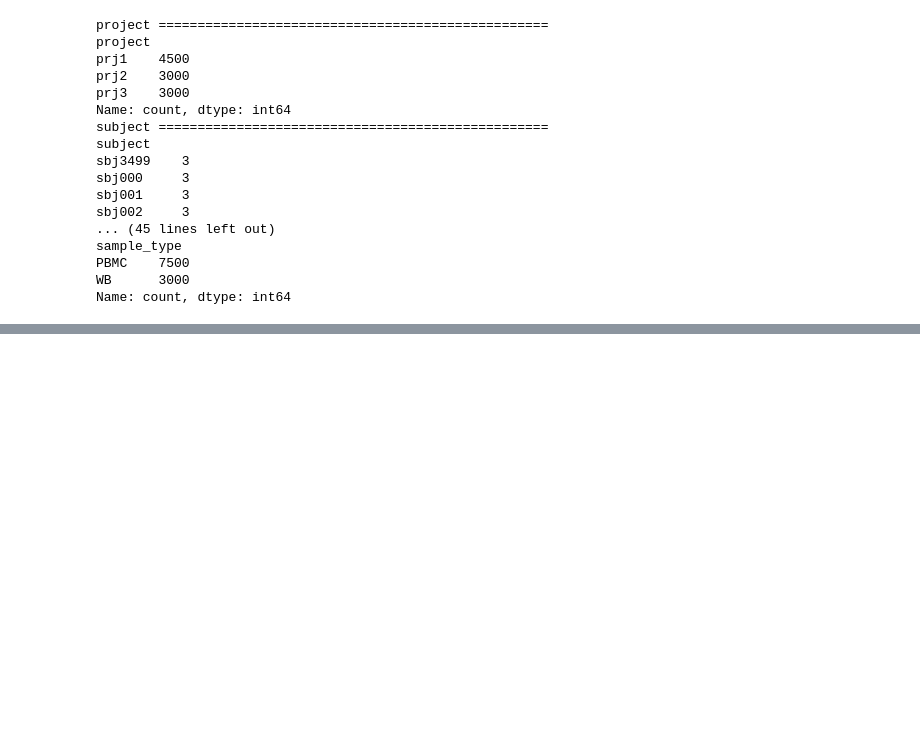
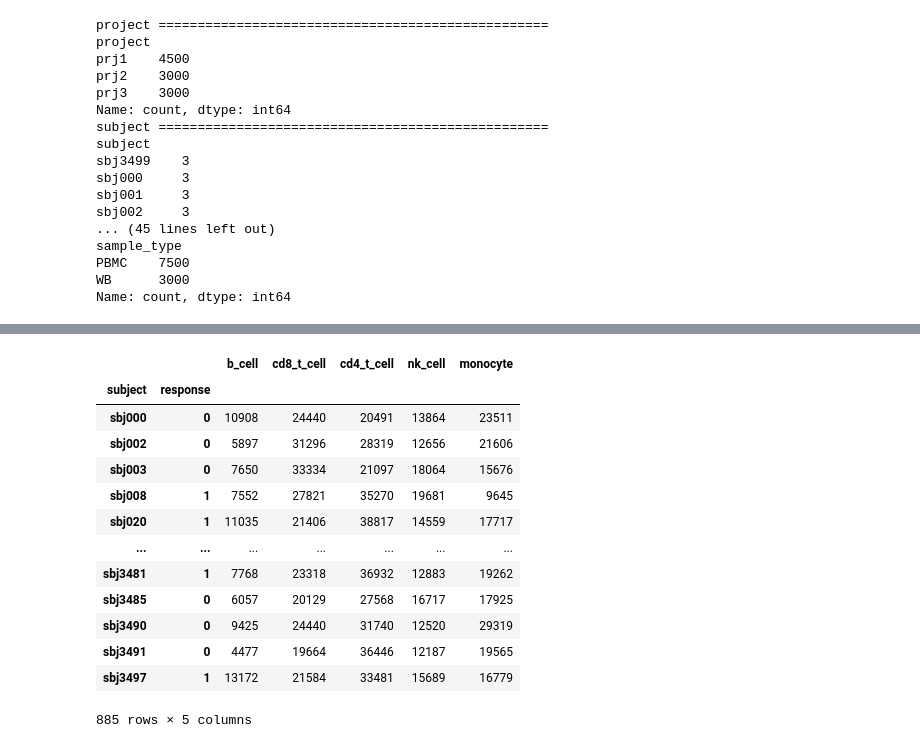
Before and after one commit to cazcullimore/teikoTest, a Jupyter notebook: scratch.ipynb, the cells around one changed output, grey strips where cells are left out. Cells and saved outputs as stored; diff of their text form; code cells hidden in the pictures; blank space fills up the shorter version.

```diff
--- a/scratch.ipynb
+++ b/scratch.ipynb
@@ -158,0 +209,17 @@ Name: count, dtype: int64
+# %%
+df.set_index(["subject", "response"])#.unstack("response")
+# %% [output]
+|  |  | b_cell | cd8_t_cell | cd4_t_cell | nk_cell | monocyte |
+| subject | response |  |  |  |  |  |
+| sbj000 | 0 | 10908 | 24440 | 20491 | 13864 | 23511 |
+| sbj002 | 0 | 5897 | 31296 | 28319 | 12656 | 21606 |
+| sbj003 | 0 | 7650 | 33334 | 21097 | 18064 | 15676 |
+| sbj008 | 1 | 7552 | 27821 | 35270 | 19681 | 9645 |
+| sbj020 | 1 | 11035 | 21406 | 38817 | 14559 | 17717 |
+| ... | ... | ... | ... | ... | ... | ... |
+| sbj3481 | 1 | 7768 | 23318 | 36932 | 12883 | 19262 |
+| sbj3485 | 0 | 6057 | 20129 | 27568 | 16717 | 17925 |
+| sbj3490 | 0 | 9425 | 24440 | 31740 | 12520 | 29319 |
+| sbj3491 | 0 | 4477 | 19664 | 36446 | 12187 | 19565 |
+| sbj3497 | 1 | 13172 | 21584 | 33481 | 15689 | 16779 |
+885 rows × 5 columns
```
Also changed, not shown: parts of 9 cells of this notebook, 7 other files.
